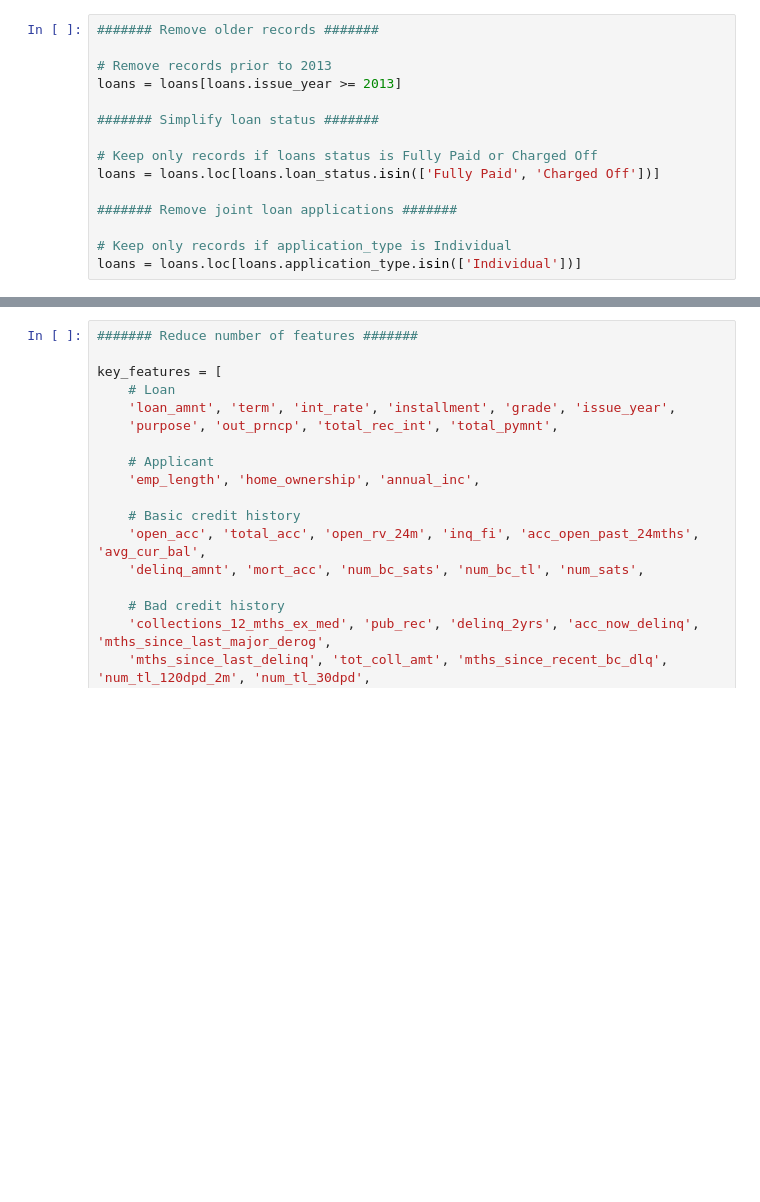
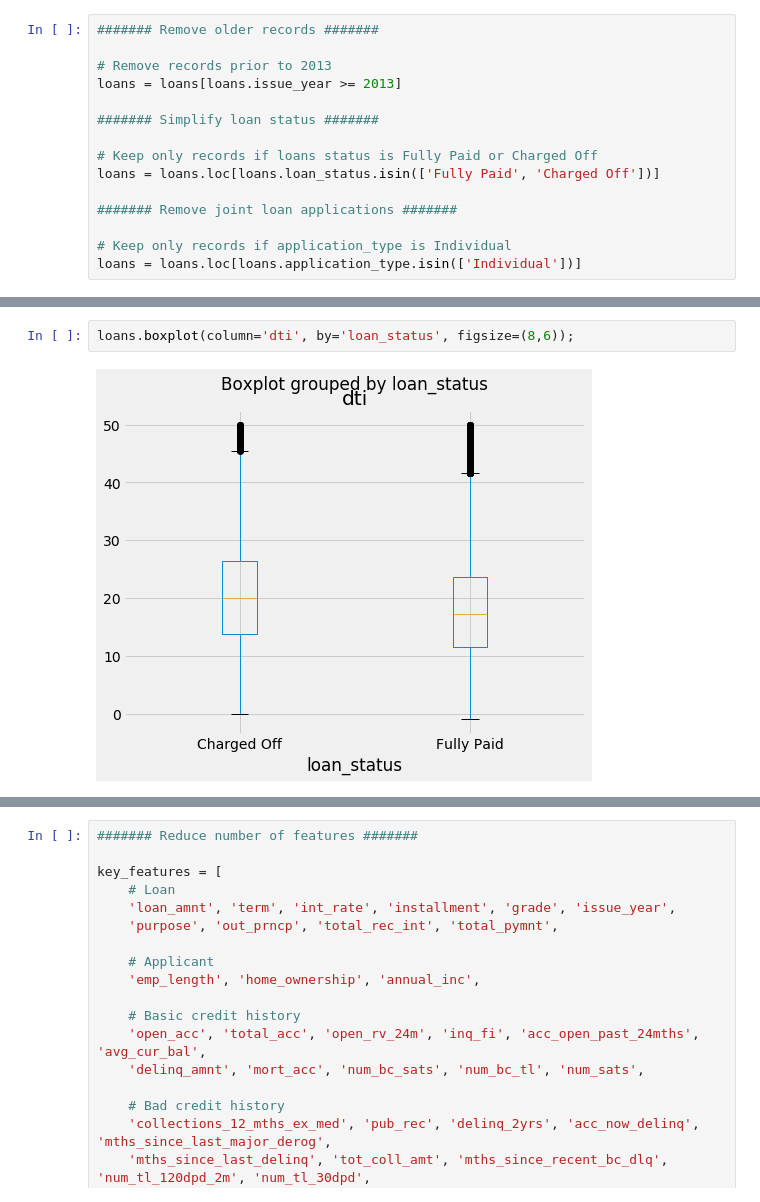
Before and after one commit to just1jp/loan_prediction, a Jupyter notebook: Loan Prediction.ipynb, the cells around one changed output, grey strips where cells are left out. Drawn from its saved outputs; the diff is of its cells as text; blank space fills up the shorter version.

```diff
--- a/Loan Prediction.ipynb
+++ b/Loan Prediction.ipynb
@@ -96,0 +105,4 @@ loans = loans.loc[loans.application_type.isin(['Individual'])]
+# %%
+loans.boxplot(column='dti', by='loan_status', figsize=(8,6));
+# %% [output]
+[figure, added]
```
Also changed, not shown: parts of 7 cells of this notebook.
